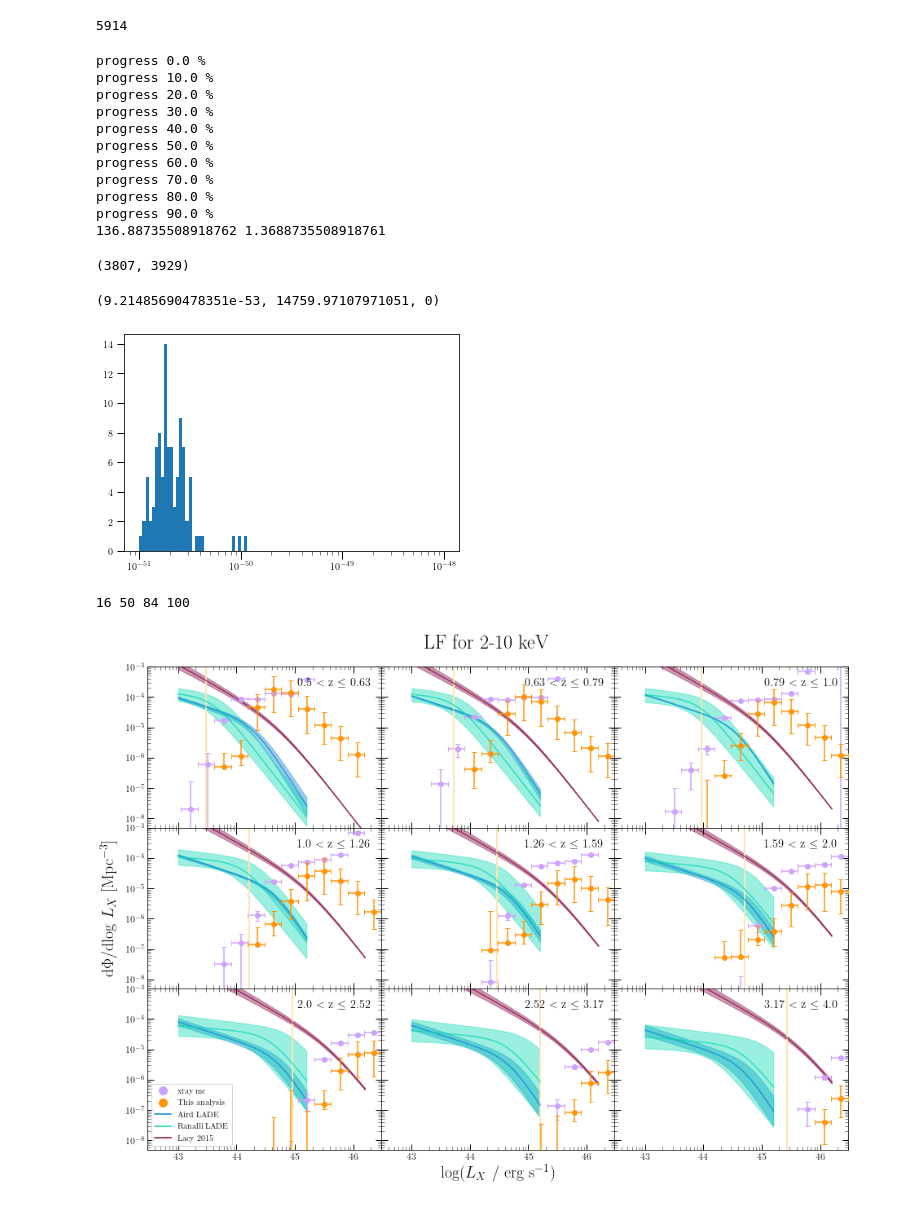
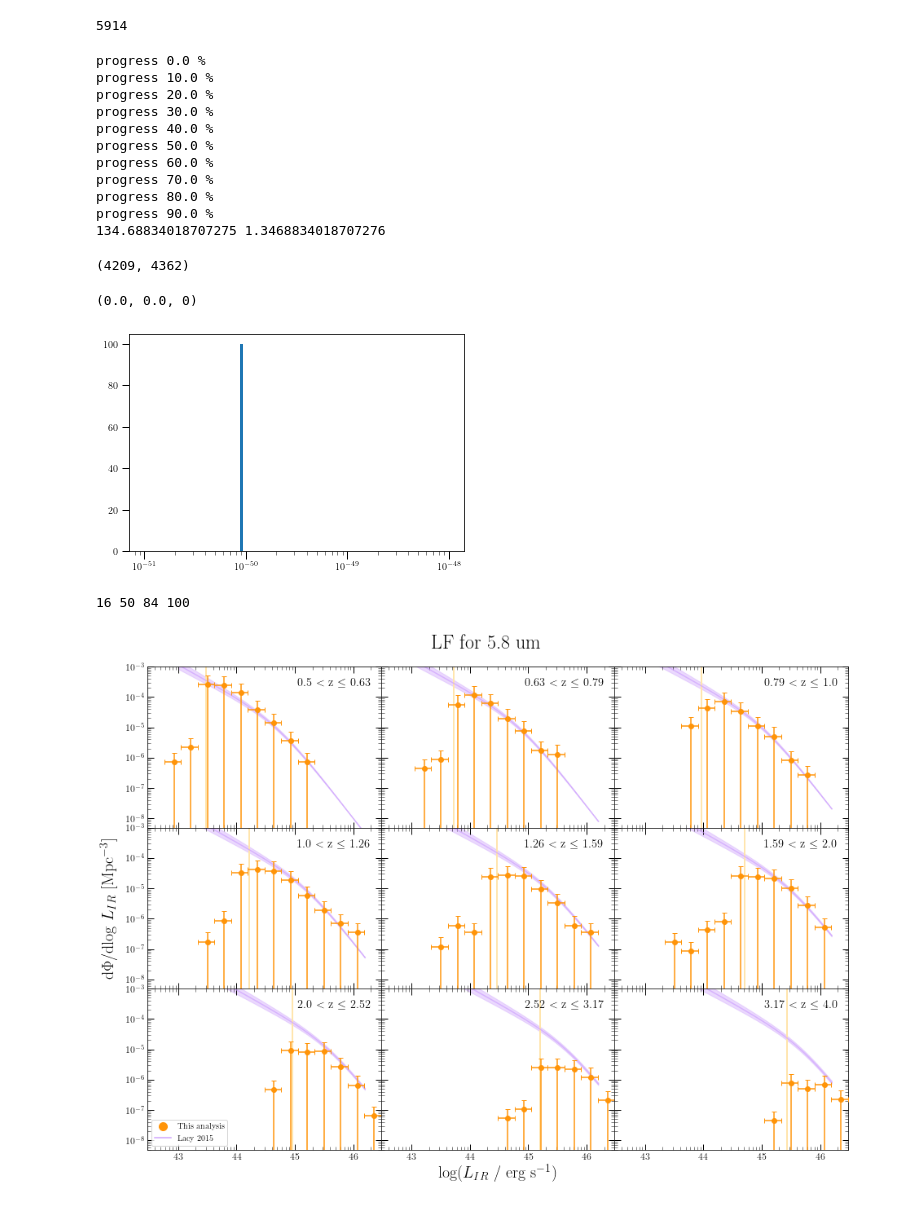
Before and after one commit to runburg/agn_lf, a Jupyter notebook: notebooks/lf_montecarlo_ir.ipynb, the cells around one changed output. Saved outputs shown, nothing was run; the diff lists cells and outputs as text; code cells hidden in the pictures.

```diff
--- a/notebooks/lf_montecarlo_ir.ipynb
+++ b/notebooks/lf_montecarlo_ir.ipynb
@@ -61,7 +61,8 @@ full_fluxes = catalog[never_nan][flux58]
 goodzs = (ct_lacy['z1_median'] > 0) & (ct_lacy['zspec'] > 0)
 difs = ct_lacy['z1_median'][goodzs] - ct_lacy['zspec'][goodzs]
 
-bolo_corr = 8
+bolo_corr = 1
+# bolo_corr = 8
 # ct_lacy['random_z'] = 0#ct_lacy['z1_median']
 
 N = 100
@@ -76,25 +77,25 @@ for i in range(N):
         print('progress', round(i/N * 100, 2), '%')
 
     randomz = np.zeros(len(ct_lacy))
-    ### use zphot - zspec to estimate uncertainty on z
-    for j in np.arange(len(z_bins) - 1):
-        inbin = (ct_lacy['z1_median'][goodzs] >= z_bins[j]) & (ct_lacy['z1_median'][goodzs] < z_bins[j+1])
-        histo, bin_edges = np.histogram(difs[inbin], bins=200)
+#     ### use zphot - zspec to estimate uncertainty on z
+#     for j in np.arange(len(z_bins) - 1):
+#         inbin = (ct_lacy['z1_median'][goodzs] >= z_bins[j]) & (ct_lacy['z1_median'][goodzs] < z_bins[j+1])
+#         histo, bin_edges = np.histogram(difs[inbin], bins=200)
 
-        photoz_inbin = (ct_lacy['z1_median'] >= z_bins[j]) & (ct_lacy['z1_median'] < z_bins[j+1])
-        randomz[photoz_inbin] = ct_lacy['z1_median'][photoz_inbin] - np.random.choice((bin_edges[:-1]), size=np.sum(photoz_inbin), p=histo/np.sum(histo))
+#         photoz_inbin = (ct_lacy['z1_median'] >= z_bins[j]) & (ct_lacy['z1_median'] < z_bins[j+1])
+#         randomz[photoz_inbin] = ct_lacy['z1_median'][photoz_inbin] - np.random.choice((bin_edges[:-1]), size=np.sum(photoz_inbin), p=histo/np.sum(histo))
 
-        while np.any(randomz < 0):
-            indices = randomz < 0
-            randomz[indices] = ct_lacy['z1_median'][indices] - np.random.choice((bin_edges[:-1]), size=np.sum(indices), p=histo/np.sum(histo))
-#         ct_lacy['random_z'][photoz_inbin] = ct_lacy['z1_median'][photoz_inbin]
+#         while np.any(randomz < 0):
+#             indices = randomz < 0
+#             randomz[indices] = ct_lacy['z1_median'][indices] - np.random.choice((bin_edges[:-1]), size=np.sum(indices), p=histo/np.sum(histo))
+# #         ct_lacy['random_z'][photoz_inbin] = ct_lacy['z1_median'][photoz_inbin]
 
-    ct_lacy['random_z'] = randomz
-    z = np.array([row['zspec'] if row['zspec'] > 0 else row['random_z'] for row in ct_lacy])
-    ###
+#     ct_lacy['random_z'] = randomz
+#     z = np.array([row['zspec'] if row['zspec'] > 0 else row['random_z'] for row in ct_lacy])
+#     ###
 
 #     z = np.array([row['zspec'] if row['zspec'] > 0 else np.random.normal(row['z1_median'], (row['z1_max'] - row['z1_min'])/2) for row in ct_lacy])
-#     z = np.array([row['zspec'] if row['zspec'] > 0 else row['z1_median'] for row in ct_lacy])
+    z = np.array([row['zspec'] if row['zspec'] > 0 else row['z1_median'] for row in ct_lacy])
     z[z < 0] = 0
 
     l = 4 * np.pi * cosmo.luminosity_distance(z).to(u.cm).value**2 * ct_lacy[flux58].data * unit_conversion * (1 + z)**(-1 + spectral_index) * bolo_corr
@@ -136,11 +137,11 @@ progress 60.0 %
 progress 70.0 %
 progress 80.0 %
 progress 90.0 %
-136.88735508918762 1.3688735508918761
+134.68834018707275 1.3468834018707276
 # %%
 np.sum(ct_lacy['random_z'][good_redshift_and_l_selected] > 0), np.sum(ct_lacy['z1_median'][good_redshift_and_l_selected] > 0)
 # %% [output]
-(3807, 3929)
+(4209, 4362)
 # %%
 lf_mean = np.mean(lf_chain, axis=0)
 lf_mean_err = np.std(lf_chain, axis=0)
@@ -151,8 +152,8 @@ ax.set_xscale('log')
 bin_centers = (l_bins[1:]+l_bins[:-1])/2
 min(lf_chain[:, 5, -1]), lf_mean[5, -1]*bin_centers[-1]*np.log(10), np.sum(np.isnan(lf_chain))
 # %% [output]
-(9.21485690478351e-53, 14759.97107971051, 0)
+(0.0, 0.0, 0)
-[figure, old version]
+[figure, new version]
 # %%
 sorted_lf = np.sort(lf_chain, axis=0)
 # probs = np.cumsum(sorted_lf, axis=0)
@@ -177,6 +178,7 @@ for i in range(sh[1]):
 16 50 84 100
 # %%
 plot_files = ['./output/lf_xray_montecarlo.npz']
+plot_files = []
 labs = ['xray mc']
 otherruns = {}
 for lab, fil in zip(labs, plot_files):
@@ -305,13 +228,13 @@ lit_data['Lacy 2015'] = list(zip(lacy_mid, lacy_high, lacy_low))
 # %%
 import importlib
 importlib.reload(vmax)
 
-np.savez('./output/lf_ir_montecarlo_adjusted_catastrophic_bolo_n10000.npz', lf_vals=lf_mean, lf_errs=lf_mean_err)
+np.savez('./output/lf_ir_montecarlo.npz', lf_vals=lf_mean, lf_errs=lf_mean_err)
 
 l_limits = 4 * np.pi * cosmo.luminosity_distance((z_bins[:-1]+z_bins[1:])/2)**2 * flux_limit/(u.cm**2)
 l_limits = l_limits.decompose()
 fig, axs, big_ax = vmax.plot_lf_vmax(median_vals, med_errs, z_bins, l_bins, lum_limits=l_limits, \
-                                     compare_to_others=lit_data, other_runs=otherruns, title='LF for 2-10 keV', \
-                                     outfile='./output/xray_lf.png', lum_sublabel='_X')
+                                     compare_to_others=lit_data, other_runs=otherruns, title='LF for 5.8 um', \
+                                     outfile='./output/ir_montecarlo_lf.png', lum_sublabel=r'_{IR}')
 # %% [output]
-[figure, old version]
+[figure, new version]
```
Also changed, not shown: parts of 4 cells of this notebook, 11 other files.
